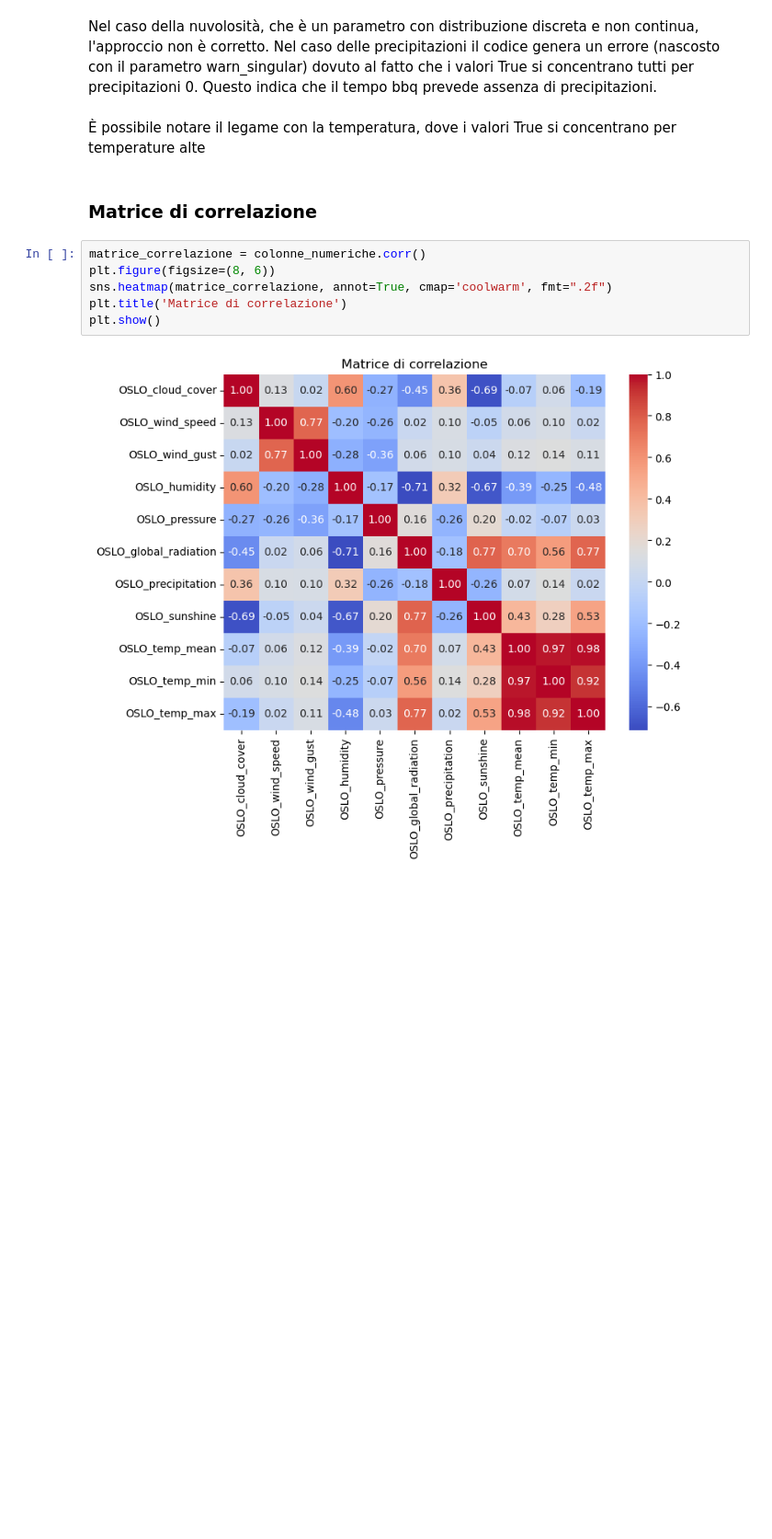
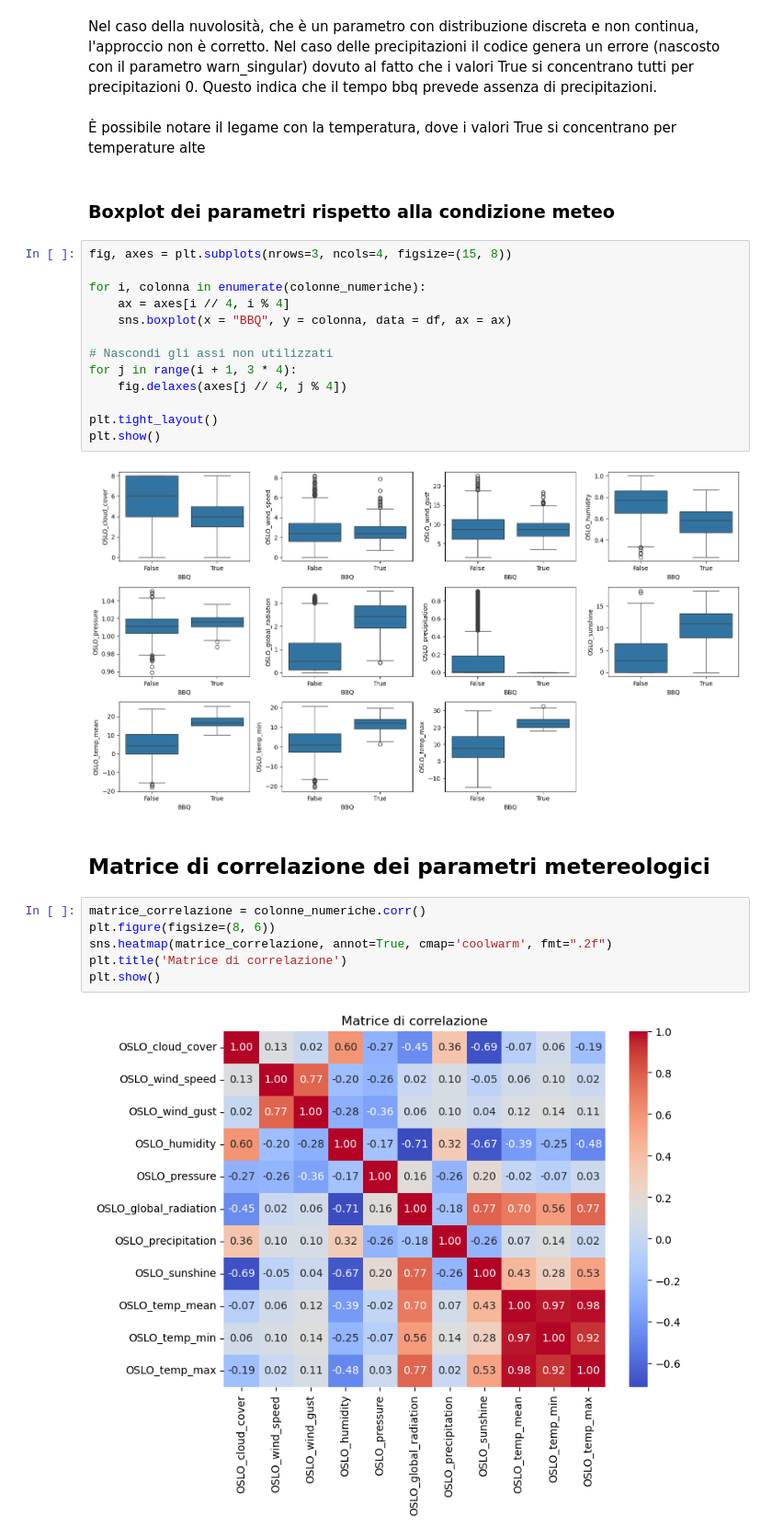
Before and after one commit to aka-buccia/progetto-statistica, a Jupyter notebook: reports/report.ipynb, the cells around one changed output. Shown at 92% size. Saved outputs shown, nothing was run; the diff lists cells and outputs as text; blank space fills up the shorter version.

```diff
--- a/reports/report.ipynb
+++ b/reports/report.ipynb
@@ -347,8 +349,25 @@ I Kernel Density Plot mostrano la densità di probabilità di avere bello o brut
 Nel caso della nuvolosità, che è un parametro con distribuzione discreta e non continua, l'approccio non è corretto. Nel caso delle precipitazioni il codice genera un errore (nascosto con il parametro warn_singular) dovuto al fatto che i valori True si concentrano tutti per precipitazioni 0. Questo indica che il tempo bbq prevede assenza di precipitazioni.
 # %% [markdown]
 È possibile notare il legame con la temperatura, dove i valori True si concentrano per temperature alte
+# %% [markdown]
+### Boxplot dei parametri rispetto alla condizione meteo
+# %%
+fig, axes = plt.subplots(nrows=3, ncols=4, figsize=(15, 8))
+
+for i, colonna in enumerate(colonne_numeriche):
+    ax = axes[i // 4, i % 4]
+    sns.boxplot(x = "BBQ", y = colonna, data = df, ax = ax)
+
+# Nascondi gli assi non utilizzati
+for j in range(i + 1, 3 * 4):
+    fig.delaxes(axes[j // 4, j % 4])
+
+plt.tight_layout()
+plt.show()
+# %% [output]
+[figure, added]
 # %% [markdown]
-### Matrice di correlazione
+## Matrice di correlazione dei parametri metereologici
 # %%
 matrice_correlazione = colonne_numeriche.corr()
 plt.figure(figsize=(8, 6))
```
Also changed, not shown: parts of 3 cells of this notebook.
